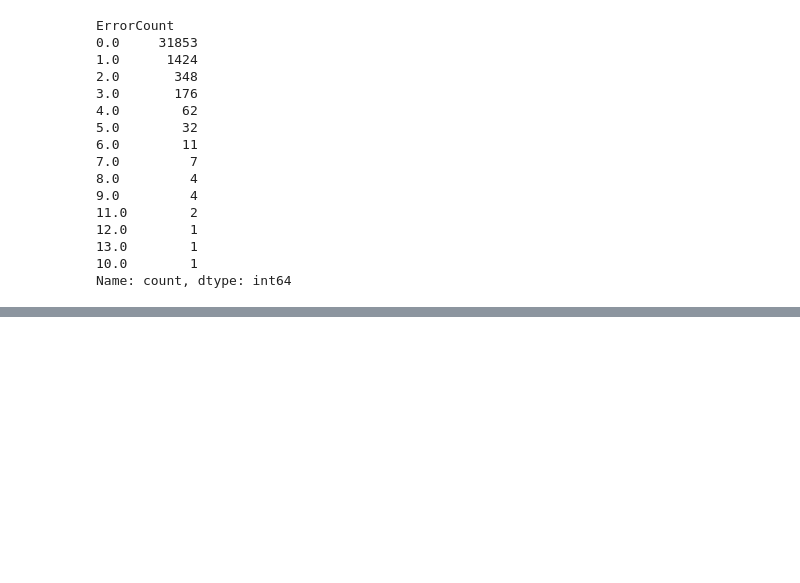
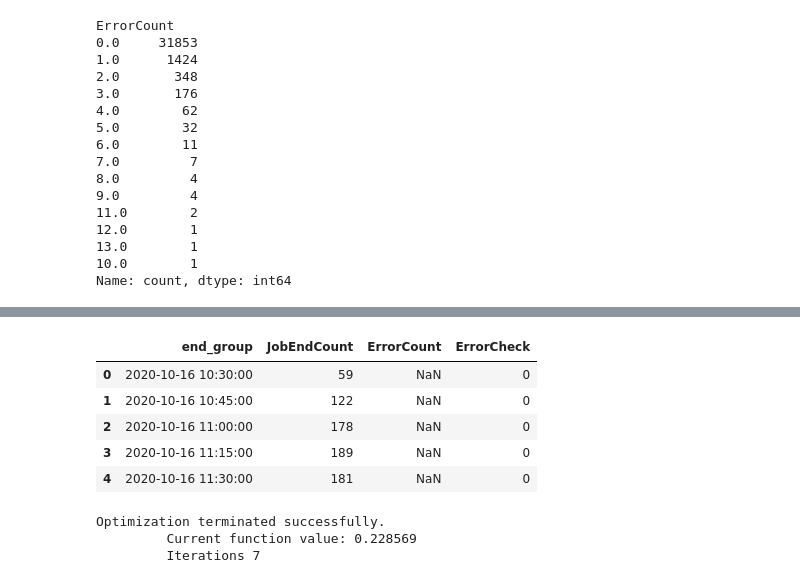
Before and after one commit to nss-data-science-cohort-8/accre-green-bean-casserole, a Jupyter notebook: notebooks/completed_job_by_day_30mins.ipynb, the cells around one changed output, grey strips where cells are left out. Saved outputs shown, nothing was run; the diff lists cells and outputs as text; code cells hidden in the pictures; blank space fills up the shorter version.

```diff
--- a/notebooks/completed_job_by_day_30mins.ipynb
+++ b/notebooks/completed_job_by_day_30mins.ipynb
@@ -157,0 +257,9 @@ Name: count, dtype: int64
+# %%
+job_errors_15min.head()
+# %% [output]
+|  | end_group | JobEndCount | ErrorCount | ErrorCheck |
+| 0 | 2020-10-16 10:30:00 | 59 | NaN | 0 |
+| 1 | 2020-10-16 10:45:00 | 122 | NaN | 0 |
+| 2 | 2020-10-16 11:00:00 | 178 | NaN | 0 |
+| 3 | 2020-10-16 11:15:00 | 189 | NaN | 0 |
+| 4 | 2020-10-16 11:30:00 | 181 | NaN | 0 |
@@ -157,0 +271,7 @@ Name: count, dtype: int64
+# %%
+job_15min_log = smf.logit("ErrorCheck ~ JobEndCount",
+                         data = job_errors_15min).fit()
+# %% [output]
+Optimization terminated successfully.
+         Current function value: 0.228569
+         Iterations 7
```
Also changed, not shown: parts of 24 cells of this notebook, 2 other files.
